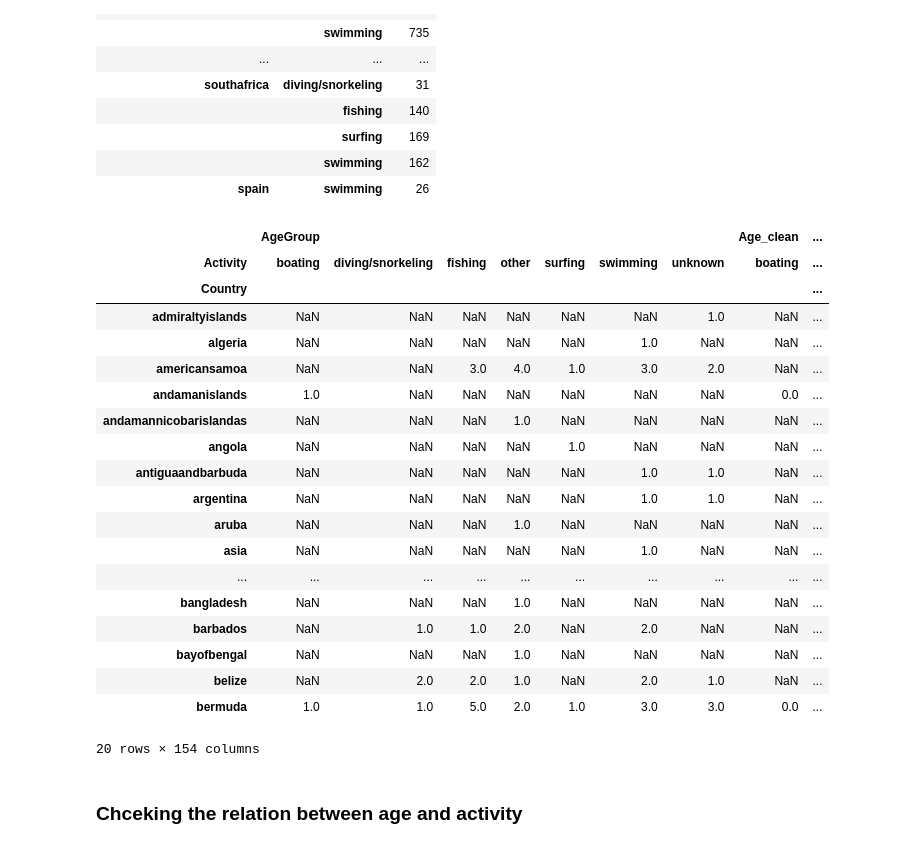
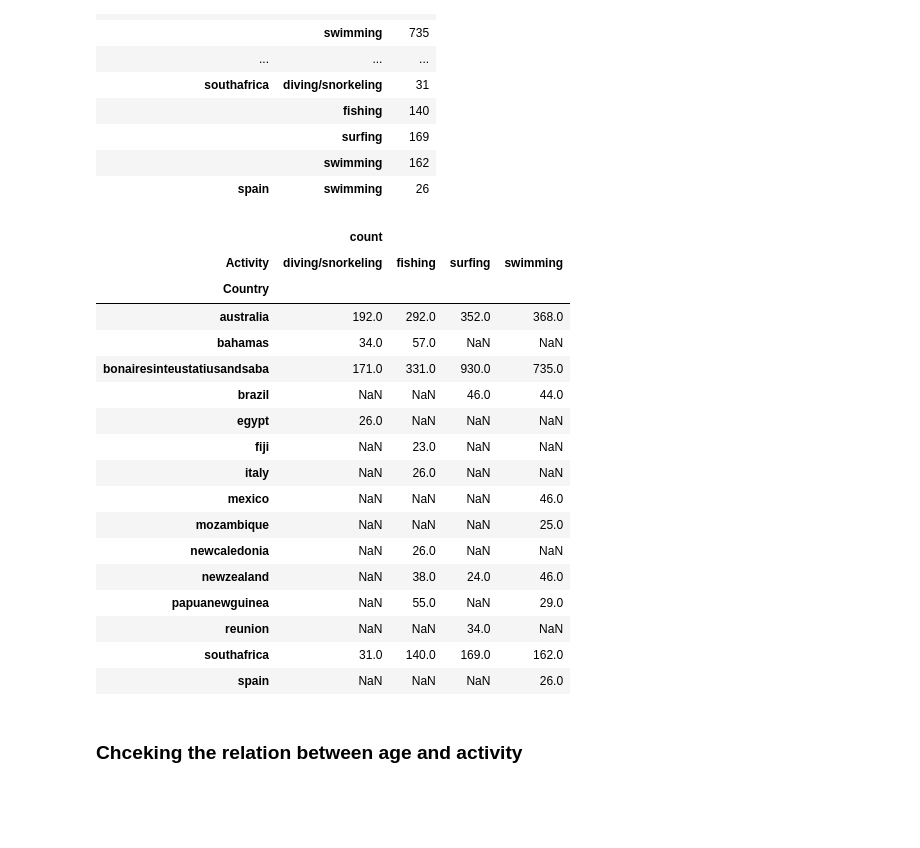
Before and after one commit to Zeineb-November25/baby_shark, a Jupyter notebook: merged_shark.ipynb, the cells around one changed output. Saved outputs shown, nothing was run; the diff lists cells and outputs as text; code cells hidden in the pictures; blank space fills up the shorter version.

```diff
--- a/merged_shark.ipynb
+++ b/merged_shark.ipynb
@@ -421,10 +421,10 @@ activity_country_df = merged_df[merged_df['Activity'].isin(['surfing', 'diving/s
 activity_country_df = activity_country_df.groupby(['Country', 'Activity'])['Activity'].agg(['count'])
 
 # Step 3: Filter countries with more than 100 "Attack" or "Snorkeling" activities
-count_activity_country = activity_country_df[activity_country_df['count'] > 20]
+activity_country_df = activity_country_df[activity_country_df['count'] > 20]
 
 # Display the result
-display(count_activity_country)
+display(activity_country_df)
 # %% [output]
 |  |  | count |
 | Country | Activity |  |
@@ -445,29 +445,27 @@ display(count_activity_country)
 |  | swimming | 162 |
 | spain | swimming | 26 |
 # %%
-activity_country_pivot_df = merged_df.pivot_table(index='Country', columns='Activity', aggfunc='count')
-activity_country_pivot_df.head(20)
+activity_country_pivot_df = activity_country_df.pivot_table(index='Country', columns='Activity', aggfunc='sum')
+display(activity_country_pivot_df)
 # %% [output]
-|  | AgeGroup |  |  |  |  |  |  | Age_clean | ... |
-| Activity | boating | diving/snorkeling | fishing | other | surfing | swimming | unknown | boating | ... |
-| Country |  |  |  |  |  |  |  |  | ... |
-| admiraltyislands | NaN | NaN | NaN | NaN | NaN | NaN | 1.0 | NaN | ... |
-| algeria | NaN | NaN | NaN | NaN | NaN | 1.0 | NaN | NaN | ... |
-| americansamoa | NaN | NaN | 3.0 | 4.0 | 1.0 | 3.0 | 2.0 | NaN | ... |
-| andamanislands | 1.0 | NaN | NaN | NaN | NaN | NaN | NaN | 0.0 | ... |
-| andamannicobarislandas | NaN | NaN | NaN | 1.0 | NaN | NaN | NaN | NaN | ... |
-| angola | NaN | NaN | NaN | NaN | 1.0 | NaN | NaN | NaN | ... |
-| antiguaandbarbuda | NaN | NaN | NaN | NaN | NaN | 1.0 | 1.0 | NaN | ... |
-| argentina | NaN | NaN | NaN | NaN | NaN | 1.0 | 1.0 | NaN | ... |
-| aruba | NaN | NaN | NaN | 1.0 | NaN | NaN | NaN | NaN | ... |
-| asia | NaN | NaN | NaN | NaN | NaN | 1.0 | NaN | NaN | ... |
-| ... | ... | ... | ... | ... | ... | ... | ... | ... | ... |
-| bangladesh | NaN | NaN | NaN | 1.0 | NaN | NaN | NaN | NaN | ... |
-| barbados | NaN | 1.0 | 1.0 | 2.0 | NaN | 2.0 | NaN | NaN | ... |
-| bayofbengal | NaN | NaN | NaN | 1.0 | NaN | NaN | NaN | NaN | ... |
-| belize | NaN | 2.0 | 2.0 | 1.0 | NaN | 2.0 | 1.0 | NaN | ... |
-| bermuda | 1.0 | 1.0 | 5.0 | 2.0 | 1.0 | 3.0 | 3.0 | 0.0 | ... |
+|  | count |  |  |  |
+| Activity | diving/snorkeling | fishing | surfing | swimming |
+| Country |  |  |  |  |
+| australia | 192.0 | 292.0 | 352.0 | 368.0 |
+| bahamas | 34.0 | 57.0 | NaN | NaN |
+| bonairesinteustatiusandsaba | 171.0 | 331.0 | 930.0 | 735.0 |
+| brazil | NaN | NaN | 46.0 | 44.0 |
+| egypt | 26.0 | NaN | NaN | NaN |
+| fiji | NaN | 23.0 | NaN | NaN |
+| italy | NaN | 26.0 | NaN | NaN |
+| mexico | NaN | NaN | NaN | 46.0 |
+| mozambique | NaN | NaN | NaN | 25.0 |
+| newcaledonia | NaN | 26.0 | NaN | NaN |
+| newzealand | NaN | 38.0 | 24.0 | 46.0 |
+| papuanewguinea | NaN | 55.0 | NaN | 29.0 |
+| reunion | NaN | NaN | 34.0 | NaN |
+| southafrica | 31.0 | 140.0 | 169.0 | 162.0 |
+| spain | NaN | NaN | NaN | 26.0 |
-20 rows × 154 columns
 # %% [markdown]
 ### Chceking the relation between age and activity
 # %%
```
Also changed, not shown: parts of 13 cells of this notebook.
